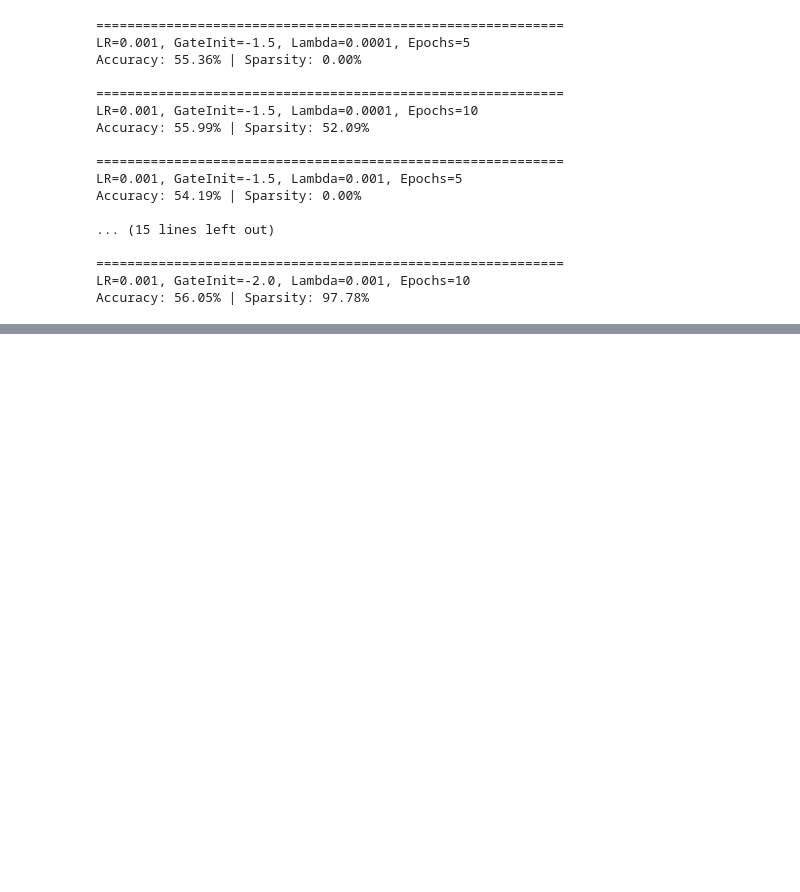
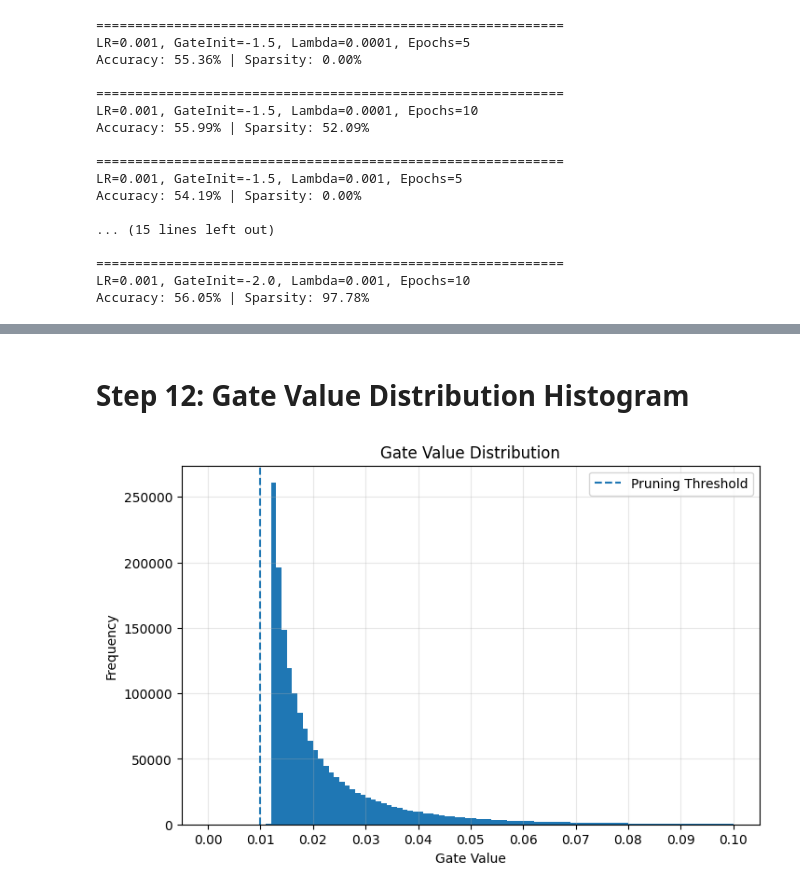
Before and after one commit to Ashissh-15/TREDENCE_PROJECT, a Jupyter notebook: tredence-project.ipynb, the cells around one changed output, grey strips where cells are left out. Cells and saved outputs as stored; diff of their text form; code cells hidden in the pictures; blank space fills up the shorter version.

```diff
--- a/tredence-project.ipynb
+++ b/tredence-project.ipynb
@@ -593,7 +593,7 @@ optimizer = optim.Adam(
 # Later we will compare multiple values
 # ---------------------------------------------------------
 
-lambda_val = 1e-3
+lambda_val = 1e-4
 
 print(f"Initial Lambda Value: {lambda_val}")
 # %% [output]
@@ -1041,0 +1105,62 @@ Accuracy: 56.05% | Sparsity: 97.78%
+# %% [markdown]
+# Step 12: Gate Value Distribution Histogram
+# %%
+# =========================================================
+# Step 12: Gate Value Distribution Histogram
+# =========================================================
+
+import matplotlib.pyplot as plt
+import numpy as np
+
+# ---------------------------------------------------------
+# Collect all gate values from trained model
+# ---------------------------------------------------------
+
+all_gates = []
+
+for module in model.modules():
+    if isinstance(module, PrunableLinear):
+
+        # Convert gate scores to gate values
+        gates = torch.sigmoid(
+            module.gate_scores
+        ).detach().cpu().numpy()
+
+        all_gates.extend(
+            gates.flatten()
+        )
+
+all_gates = np.array(all_gates)
+
+# ---------------------------------------------------------
+# Plot histogram
+# ---------------------------------------------------------
+
+plt.figure(figsize=(8, 5))
+
+plt.hist(
+    all_gates,
+    bins=100,
+    range=(0, 0.1)   # zoom into important region
+)
+
+# Better x-axis ticks
+ticks = np.arange(0, 0.11, 0.01)
+plt.xticks(ticks)
+
+# Optional pruning threshold line
+plt.axvline(
+    x=0.01,
+    linestyle='--',
+    label="Pruning Threshold"
+)
+
+plt.title("Gate Value Distribution")
+plt.xlabel("Gate Value")
+plt.ylabel("Frequency")
+plt.legend()
+plt.grid(alpha=0.3)
+
+plt.show()
+# %% [output]
+[figure, added]
```
Also changed, not shown: parts of 7 cells of this notebook, 1 other file.
